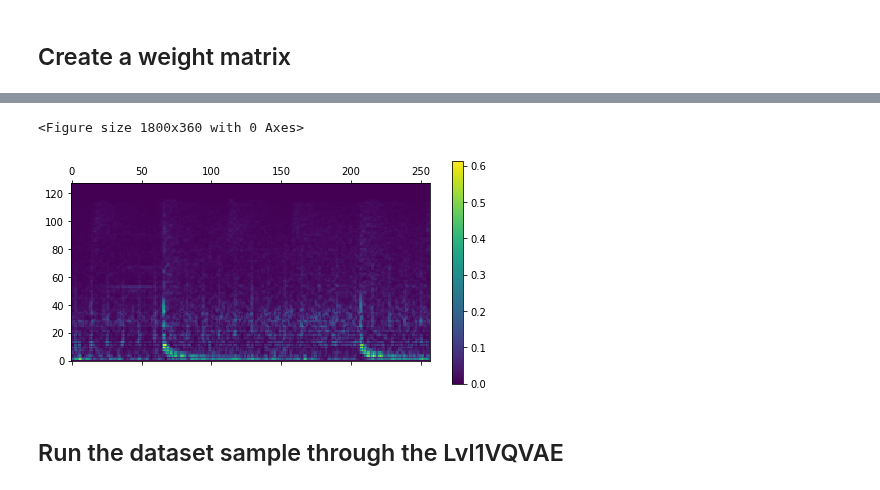
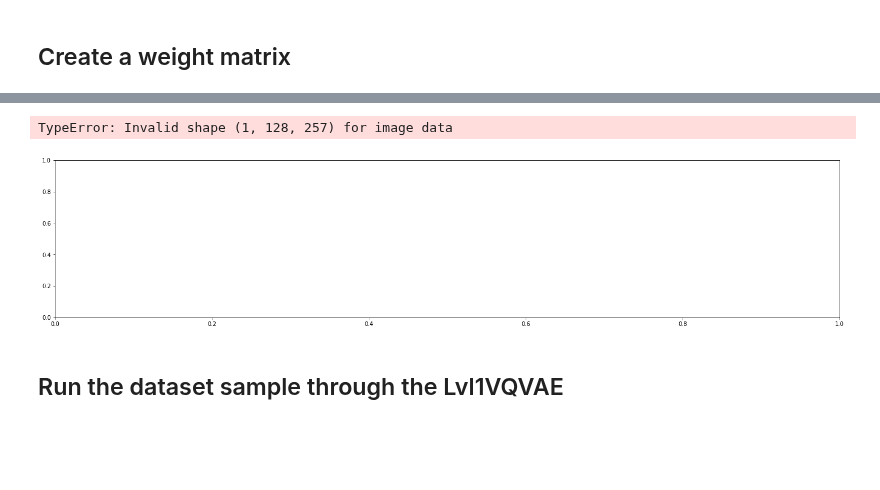
Before and after one commit to VovaTch/Infected_hdiff, a Jupyter notebook: test_lvl1_vqvae.ipynb, the cells around one changed output, grey strips where cells are left out. Drawn from its saved outputs; the diff is of its cells as text; code cells hidden in the pictures; blank space fills up the shorter version.

```diff
--- a/test_lvl1_vqvae.ipynb
+++ b/test_lvl1_vqvae.ipynb
@@ -113,12 +112,12 @@ Current track is data/music_samples/01-infected_mushroom_-_eve_down-gem.mp3
 # %%
 mel_spec = mel_spec_new(music_sample[0, ...].to(device))
 plt.figure(figsize=(25, 5))
-plt.matshow(torch.tanh(eye_mat @ mel_spec).cpu().detach().numpy(), origin='lower')
+plt.matshow(torch.tanh(eye_mat @ mel_spec).cpu().detach().numpy(), origin='lower', fignum=1, aspect='auto')
 plt.colorbar()
 plt.show()
 # %% [output]
-<Figure size 1800x360 with 0 Axes>
+TypeError: Invalid shape (1, 128, 257) for image data
-[figure, old version]
+[figure, new version]
 # %% [markdown]
 ## Run the dataset sample through the Lvl1VQVAE
 # %%
```
Also changed, not shown: parts of 6 cells of this notebook, 6 other files.
